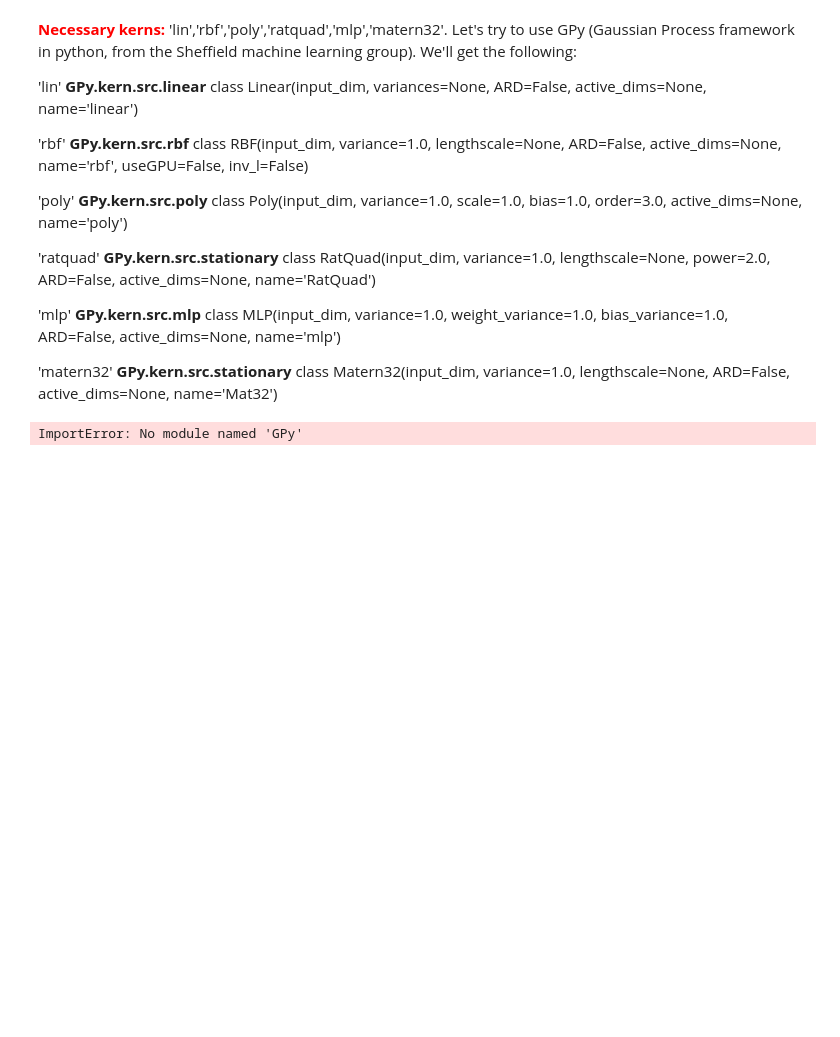
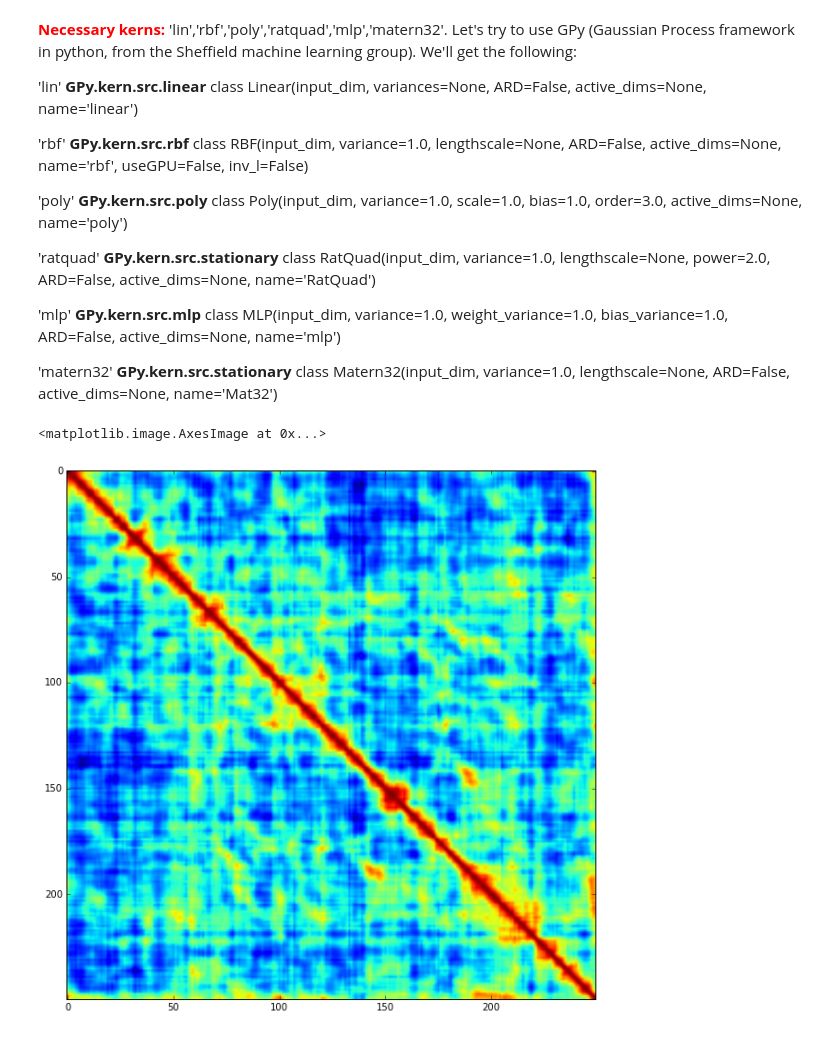
Before and after one commit to koptelovmax/gaussianprocess, a Jupyter notebook: Python/Processing.ipynb, the cells around one changed output. Drawn from its saved outputs; the diff is of its cells as text; code cells hidden in the pictures; blank space fills up the shorter version.

```diff
--- a/Python/Processing.ipynb
+++ b/Python/Processing.ipynb
@@ -228,9 +219,13 @@ def mk_gradient(Q,N,D,Kx,Ky,X,Y,theta,lamb):
 'mlp' **GPy.kern.src.mlp** class MLP(input_dim, variance=1.0, weight_variance=1.0, bias_variance=1.0, ARD=False, active_dims=None, name='mlp')
 
 'matern32' **GPy.kern.src.stationary** class Matern32(input_dim, variance=1.0, lengthscale=None, ARD=False, active_dims=None, name='Mat32')
-# %%
-import GPy
-
-K = GPy.kern.rbf(d)
-# %% [output]
-ImportError: No module named 'GPy'
+# %%
+import GPy
+
+k = GPy.kern.RBF(Q,1,100)
+l=k.K(X,X)
+fig = mp.figure(figsize=(10,10)) # scale of the plot
+mp.imshow(l)
+# %% [output]
+<matplotlib.image.AxesImage at 0x...>
+[figure, added]
```
Also changed, not shown: parts of 4 cells of this notebook, 4 other files.
